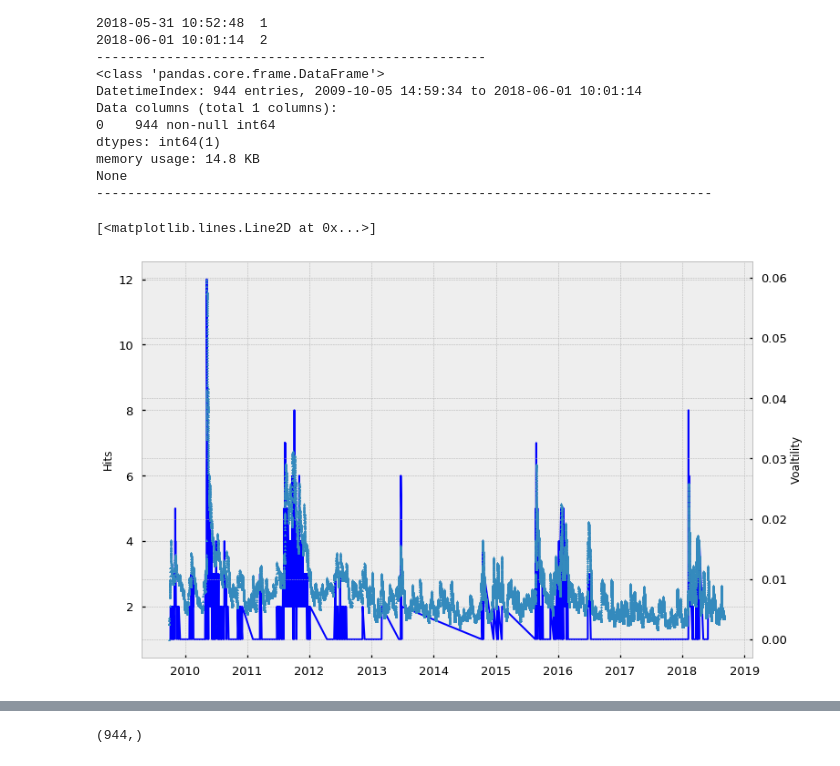
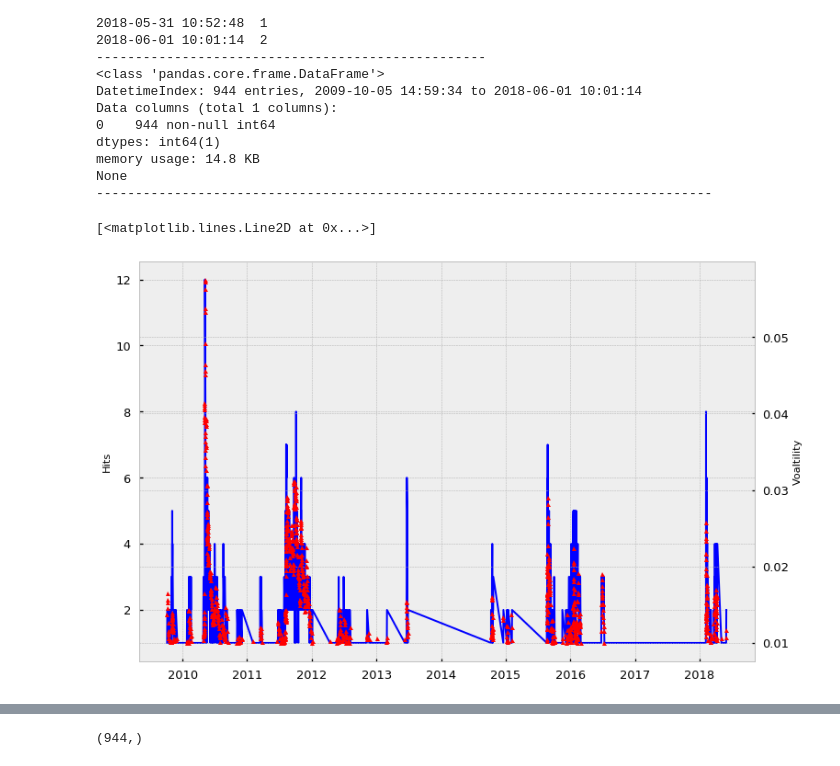
Before and after one commit to Dynami/Adv_Fin_ML_Exercises, a Jupyter notebook: notebooks/SampleWeights.ipynb, the cells around one changed output, grey strips where cells are left out. Cells and saved outputs as stored; diff of their text form; code cells hidden in the pictures.

```diff
--- a/notebooks/SampleWeights.ipynb
+++ b/notebooks/SampleWeights.ipynb
@@ -594,10 +597,10 @@ None
 # %%
 fig, ax1 = plt.subplots(figsize=(12,8))
 ax1.plot(coEvents.index, coEvents.values, 'b-')
 ax1.set_ylabel('Hits')
 ax2 = ax1.twinx()
 ax2.set_ylabel('Voaltility')
-ax2.plot(dailyVol.index, dailyVol.values, ls='', marker='^', markersize=3)
+ax2.plot(dailyVol[coEvents.index].index, dailyVol[coEvents.index].values, color='red', ls='', marker='^', markersize=5)
 # %% [output]
 [<matplotlib.lines.Line2D at 0x...>]
-[figure, old version]
+[figure, new version]
```
Also changed, not shown: parts of 9 cells of this notebook, 1 other file.
